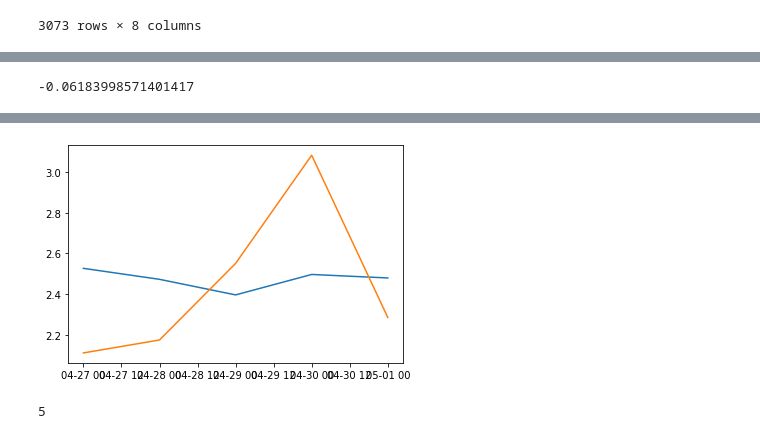
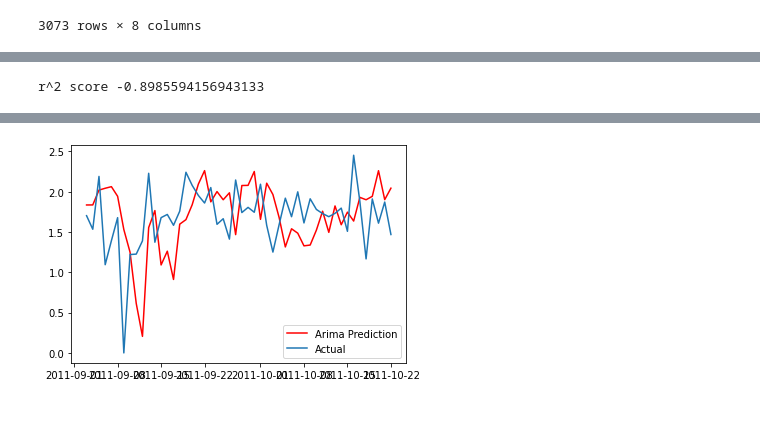
Before and after one commit to Jungar111/Bachelor2021, a Jupyter notebook: Modelling/Sarimax.ipynb, the cells around one changed output, grey strips where cells are left out. Cells and saved outputs as stored; diff of their text form; code cells hidden in the pictures.

```diff
--- a/Modelling/Sarimax.ipynb
+++ b/Modelling/Sarimax.ipynb
@@ -65,11 +69,3 @@ y_cols
 | 2019-12-30 | 3.519121 | 3.712893 | 2.701417 | 4.446316 | 3.624941 | 3.452742 | 2.370722 | 4.348600 |
 | 2019-12-31 | 3.441929 | 3.819531 | 2.623270 | 5.485647 | 2.321000 | 3.593550 | 2.015957 | 3.383808 |
 3073 rows × 8 columns
-# %%
-ar  =7
-ma = 5
-d = 0
-
-sam = SARIMAX(y_cols["Label 0"][a:b],order=(ar,d,ma), freq="D")
-sam_fit = sam.fit(method="lbfgs")
-sam_fit.summary()
@@ -78,8 +71,0 @@ NameError: name 'a' is not defined
-# %%
-ar1 = []
-for i in range(ar):
-    ar1.append(sam_fit.params[:ar][i]*y_cols["Label 0"][b-pd.Timedelta(days=ar-1):b][i])
-
-ma1 = []
-for j in range(ma):
-    ma1.append(sam_fit.params[ar:ar +ma][j]*y_cols["Label 0"][b-pd.Timedelta(days=ma-1):b][j])
@@ -103,22 +96,26 @@ int((len(y_cols["Label 0"].index))*0.8)
 # %%
 pred = []
 days_pred = []
-train = int((len(y_cols["Label 0"].index))*0.8)
+train = int((len(y_cols["Label 0"].index))*0.1)
 re = len(y_cols["Label 0"].index)-train
 a = y_cols.index[0].to_timestamp()
 b = y_cols.index[train].to_timestamp()
-for i in range(5):#re):
-    sam = SARIMAX(y_cols["Label 0"][:b],order=(7,0,5), freq="D")
+
+for i in range(1):#re):
+    sam = SARIMAX(y_cols["Label 0"][a:b],order=(5,1,2), freq="D")
     sam_fit = sam.fit()
 
     days = 1
-    n=b+pd.Timedelta(days=days)
-    n1 = n + pd.Timedelta(days=1)
-    y_pred = sam_fit.forecast(steps = days)
-    y_pred.index=y_pred.index.to_timestamp()
+    n = b + pd.Timedelta(days=days)
+    y_pred = sam_fit.forecast()
+    #n1 = n + pd.Timedelta(days=1)
+    #y_pred = sam_fit.forecast(steps = days)
+    #y_pred = sam_fit.predict(start=n,end=n,typ="levels")
+    #y_pred.index=y_pred.index.to_timestamp()
 
     pred.append(float(y_pred))
 
+    a = a + pd.Timedelta(days=days)
     b = b + pd.Timedelta(days=days)
     days_pred.append(n)
     print(f"Progress {i}:{re}")
@@ -142,10 +162,10 @@ pred.index = days_pred
 # %% [output]
 [interactive output not drawn]
 # %%
-#y_pred.index=y_pred.index.to_timestamp()
-plt.plot(pred)
-plt.plot(y_cols["Label 0"][days_pred[0]:days_pred[-1]])
-print(r2_score(y_cols["Label 0"][days_pred[0]:days_pred[-1]],pred))
+plt.plot(pred, color="red", label="Arima Prediction")
+plt.plot(y_cols["Label 0"][days_pred[0]:days_pred[-1]],label="Actual")
+plt.legend()
+print(f'r^2 score {r2_score(y_cols["Label 0"][days_pred[0]:days_pred[-1]],pred)}')
 plt.show()
 # %% [output]
 [interactive output not drawn]
@@ -153 +174 @@ plt.show()
--0.06183998571401417
+r^2 score -0.8985594156943133
@@ -155,5 +176 @@ plt.show()
-[figure, old version]
+[figure, new version]
-# %%
-len(y_cols["Label 0"][pred.index[0]:pred.index[-1]])
-# %% [output]
-5
```
Also changed, not shown: parts of 10 cells of this notebook, 3 other files.
